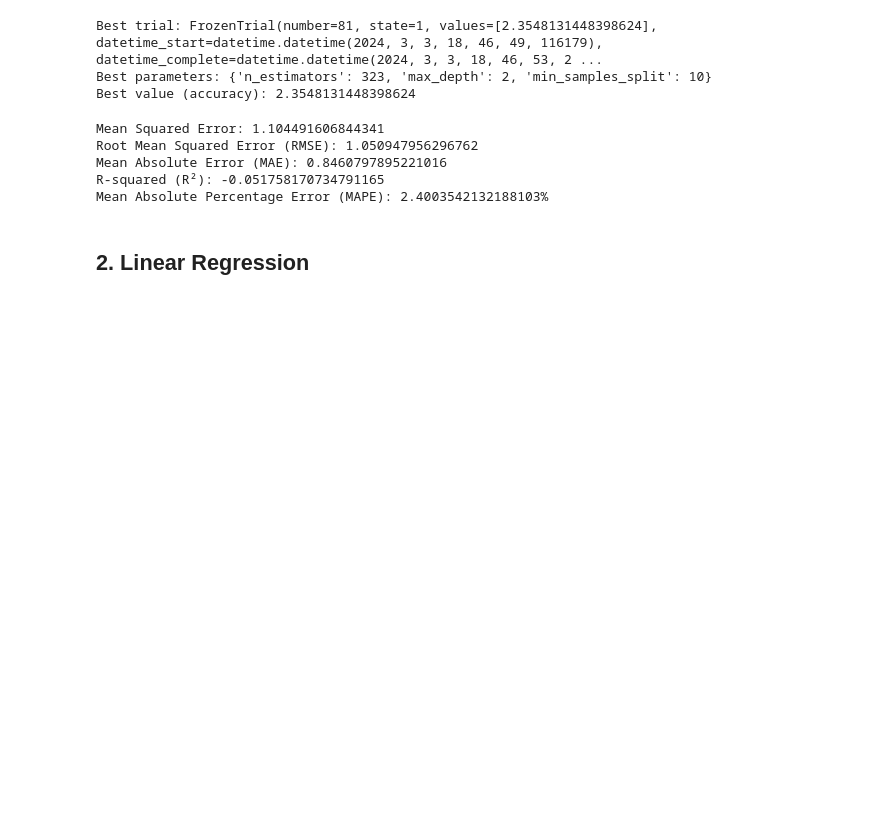
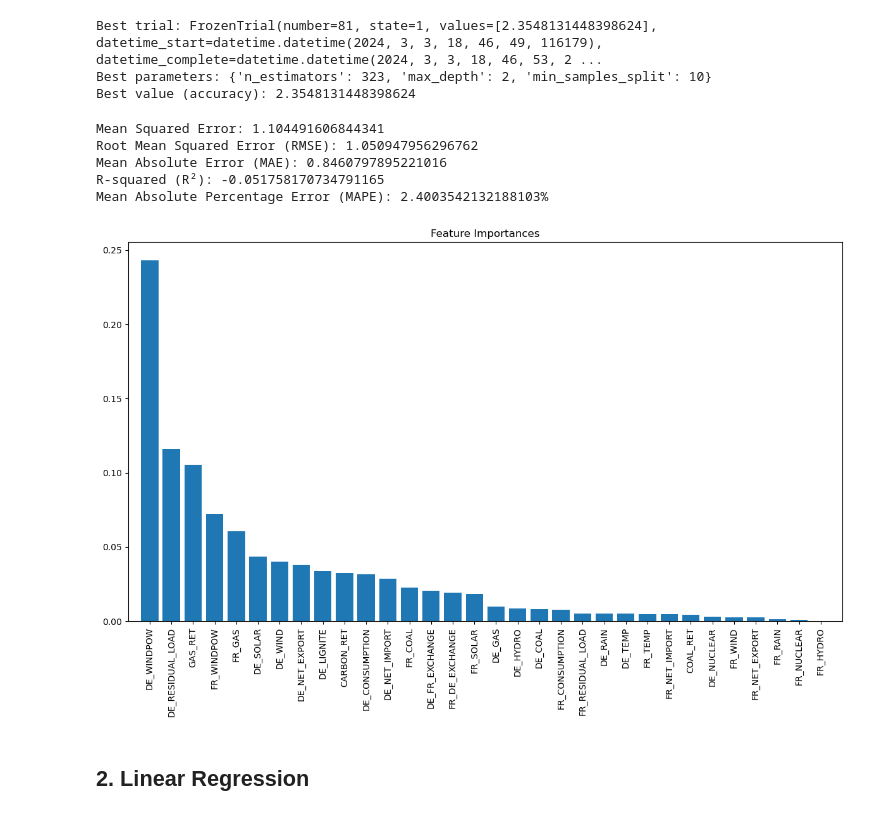
Before and after one commit to pnikitits/EnsembleLearningProject, a Jupyter notebook: Code/Main.ipynb, the cells around one changed output. Drawn from its saved outputs; the diff is of its cells as text; code cells hidden in the pictures; blank space fills up the shorter version.

Commit message:
Plot of Feature Importances

```diff
--- a/Code/Main.ipynb
+++ b/Code/Main.ipynb
@@ -188,6 +188,25 @@ Root Mean Squared Error (RMSE): 1.050947956296762
 Mean Absolute Error (MAE): 0.8460797895221016
 R-squared (R²): -0.051758170734791165
 Mean Absolute Percentage Error (MAPE): 2.4003542132188103%
+# %%
+import numpy as np
+import matplotlib.pyplot as plt
+
+
+feature_importances = random_forest.feature_importances_
+feature_names = X_train.columns
+sorted_indices = np.argsort(feature_importances)[::-1]
+
+
+plt.figure(figsize=(12, 8))
+plt.title("Feature Importances")
+plt.bar(range(len(feature_importances)), feature_importances[sorted_indices], align="center")
+plt.xticks(range(len(feature_importances)), feature_names[sorted_indices], rotation=90)
+plt.xlim([-1, len(feature_importances)])
+plt.tight_layout()
+plt.show()
+# %% [output]
+[figure, added]
 # %% [markdown]
 ## 2. Linear Regression
 # %%
```
Also changed, not shown: parts of 2 cells of this notebook.
